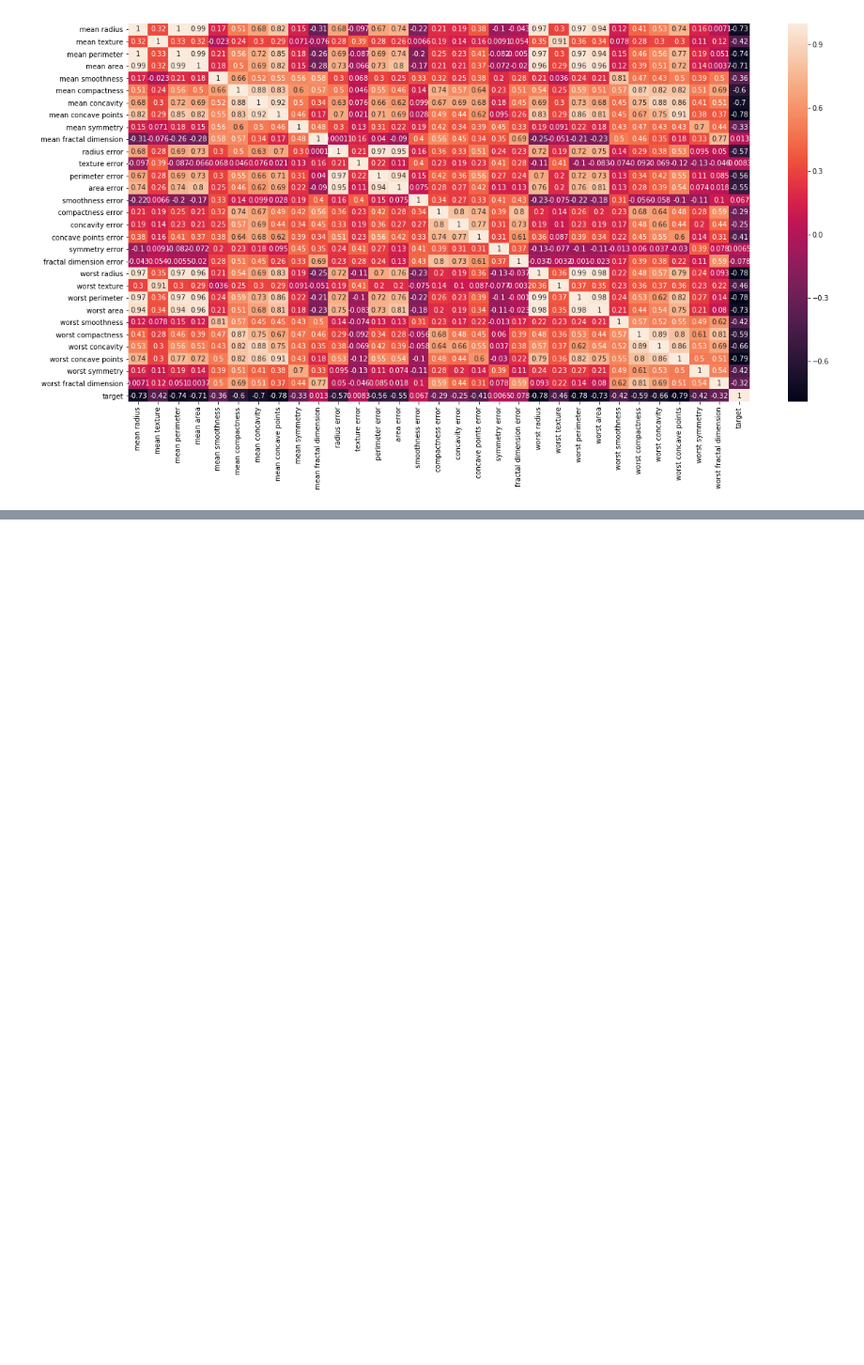
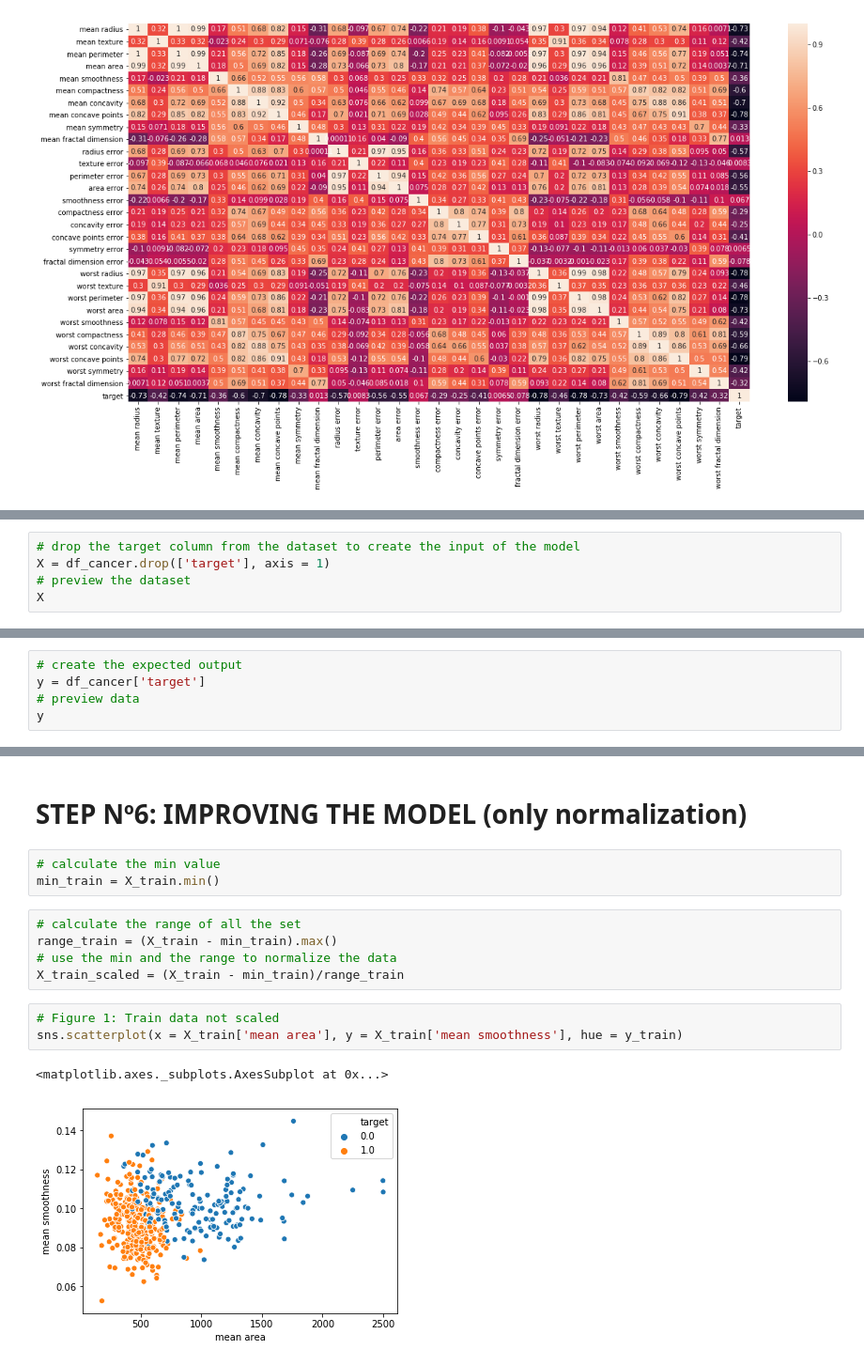
Before and after one commit to rjmanzo/machine-learning-6-practical-real-world-app, a Jupyter notebook: 1. Breast Cancer Classification/Machine_Learning_01_Breast_Cancer_Classification.ipynb, the cells around one changed output, grey strips where cells are left out. Shown at 94% size. Cells and saved outputs as stored; diff of their text form; blank space fills up the shorter version.

```diff
--- a/1. Breast Cancer Classification/Machine_Learning_01_Breast_Cancer_Classification.ipynb
+++ b/1. Breast Cancer Classification/Machine_Learning_01_Breast_Cancer_Classification.ipynb
@@ -175,0 +178,5 @@ sns.heatmap(df_cancer.corr(), annot = True)
+# %%
+# drop the target column from the dataset to create the input of the model
+X = df_cancer.drop(['target'], axis = 1)
+# preview the dataset
+X
@@ -175,0 +202,5 @@ sns.heatmap(df_cancer.corr(), annot = True)
+# %%
+# create the expected output
+y = df_cancer['target']
+# preview data
+y
@@ -175,0 +310,16 @@ sns.heatmap(df_cancer.corr(), annot = True)
+# %% [markdown]
+# STEP Nº6: IMPROVING THE MODEL (only normalization)
+# %%
+# calculate the min value
+min_train = X_train.min()
+# %%
+# calculate the range of all the set
+range_train = (X_train - min_train).max()
+# use the min and the range to normalize the data
+X_train_scaled = (X_train - min_train)/range_train
+# %%
+# Figure 1: Train data not scaled
+sns.scatterplot(x = X_train['mean area'], y = X_train['mean smoothness'], hue = y_train)
+# %% [output]
+<matplotlib.axes._subplots.AxesSubplot at 0x...>
+[figure, added]
```
Also changed, not shown: parts of 35 cells of this notebook.
